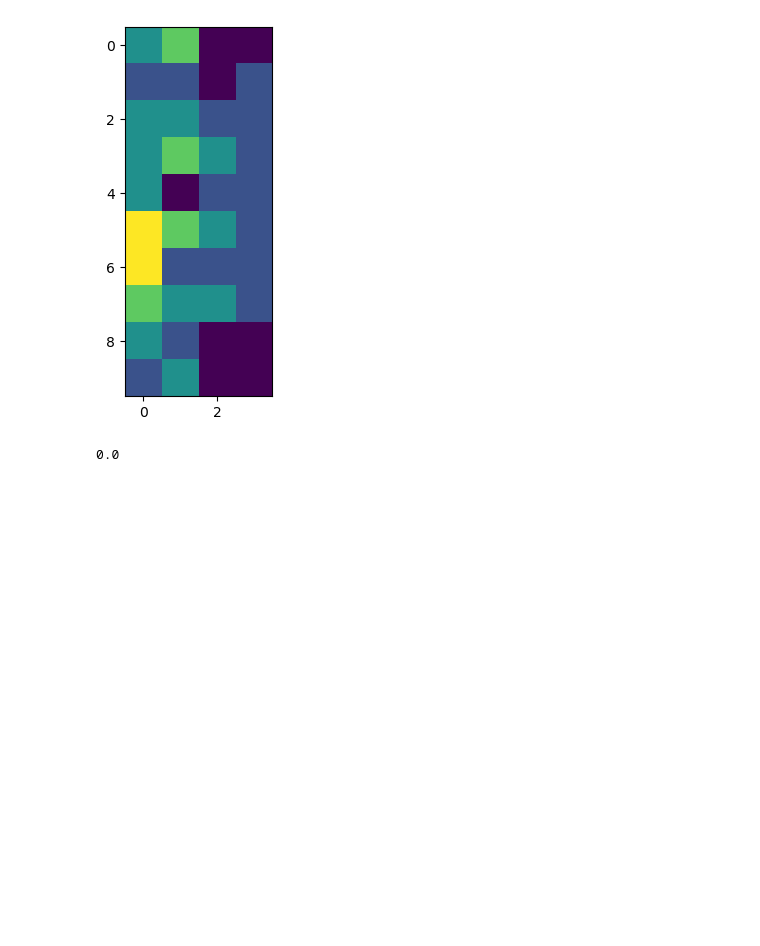
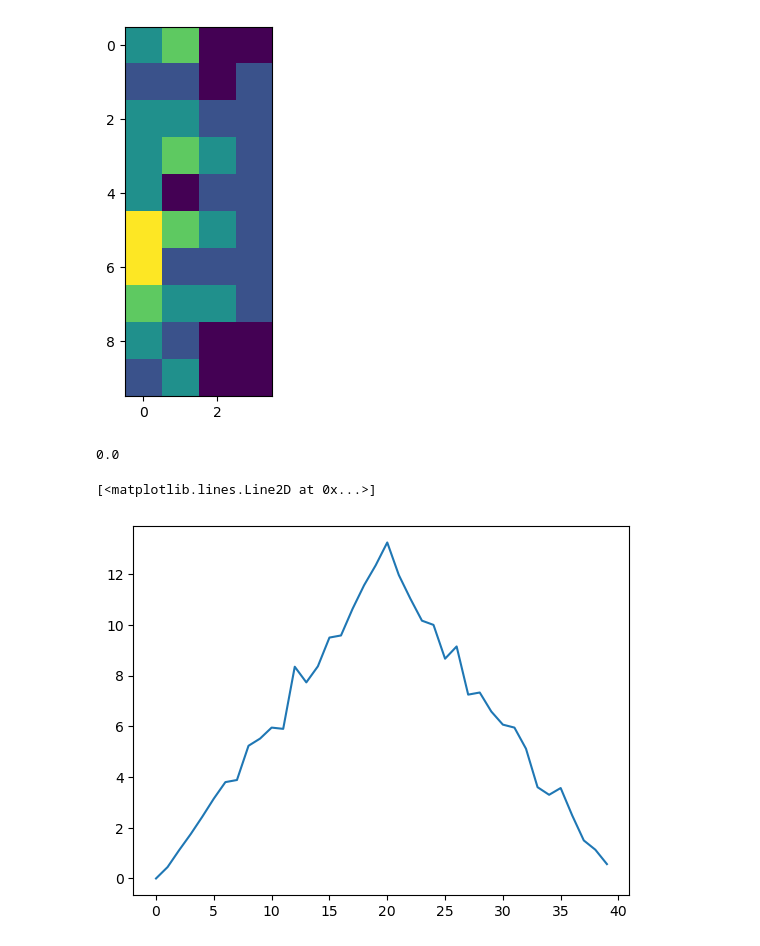
Before and after one commit to 4TUResearchData-Carpentries/gitautopush-sandbox, a Jupyter notebook: Python_day1.ipynb, the cells around one changed output. Drawn from its saved outputs; the diff is of its cells as text; code cells hidden in the pictures; blank space fills up the shorter version.

```diff
--- a/Python_day1.ipynb
+++ b/Python_day1.ipynb
@@ -334,3 +334,8 @@ data[-1,-1]
 0.0
 # %%
 data_ave=np.mean(data,axis=0)
+# %%
+plt.plot(data_ave)
+# %% [output]
+[<matplotlib.lines.Line2D at 0x...>]
+[figure, added]
```
